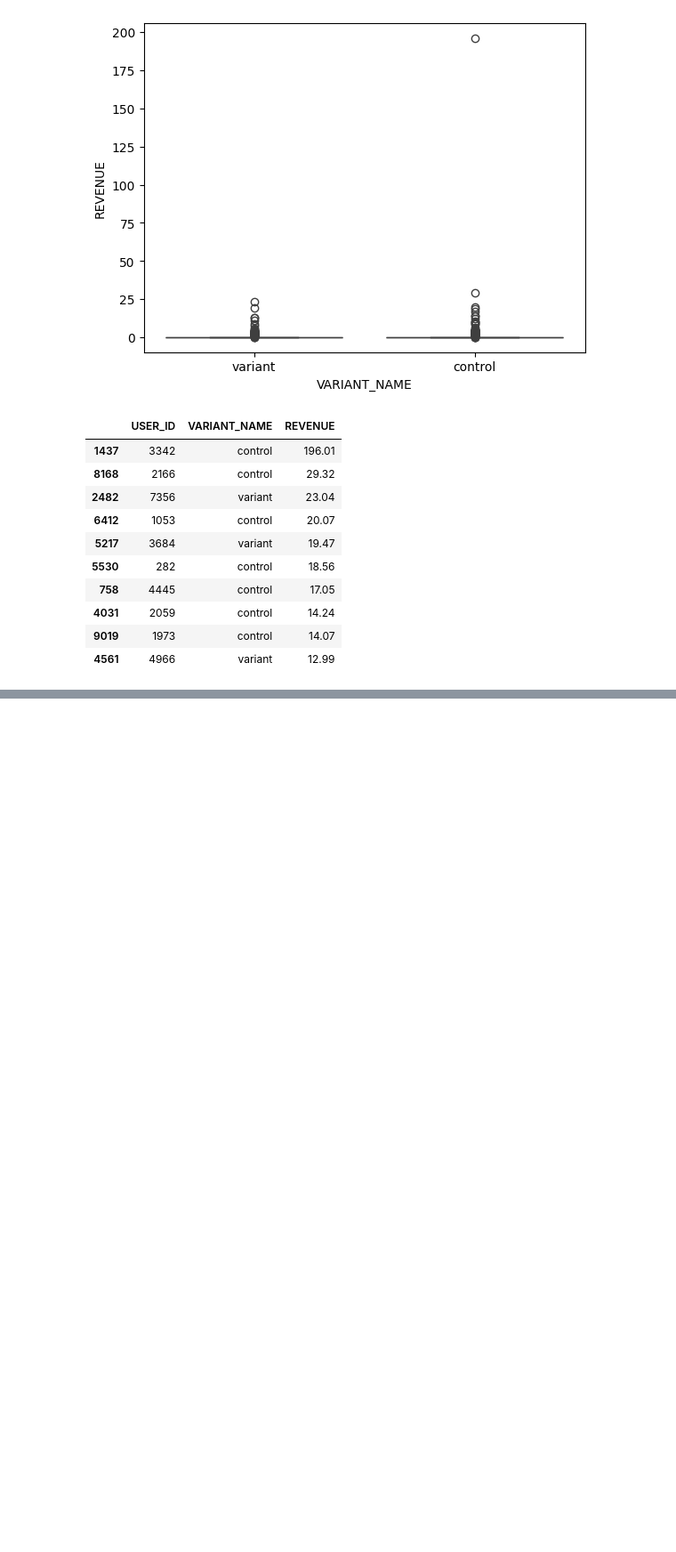
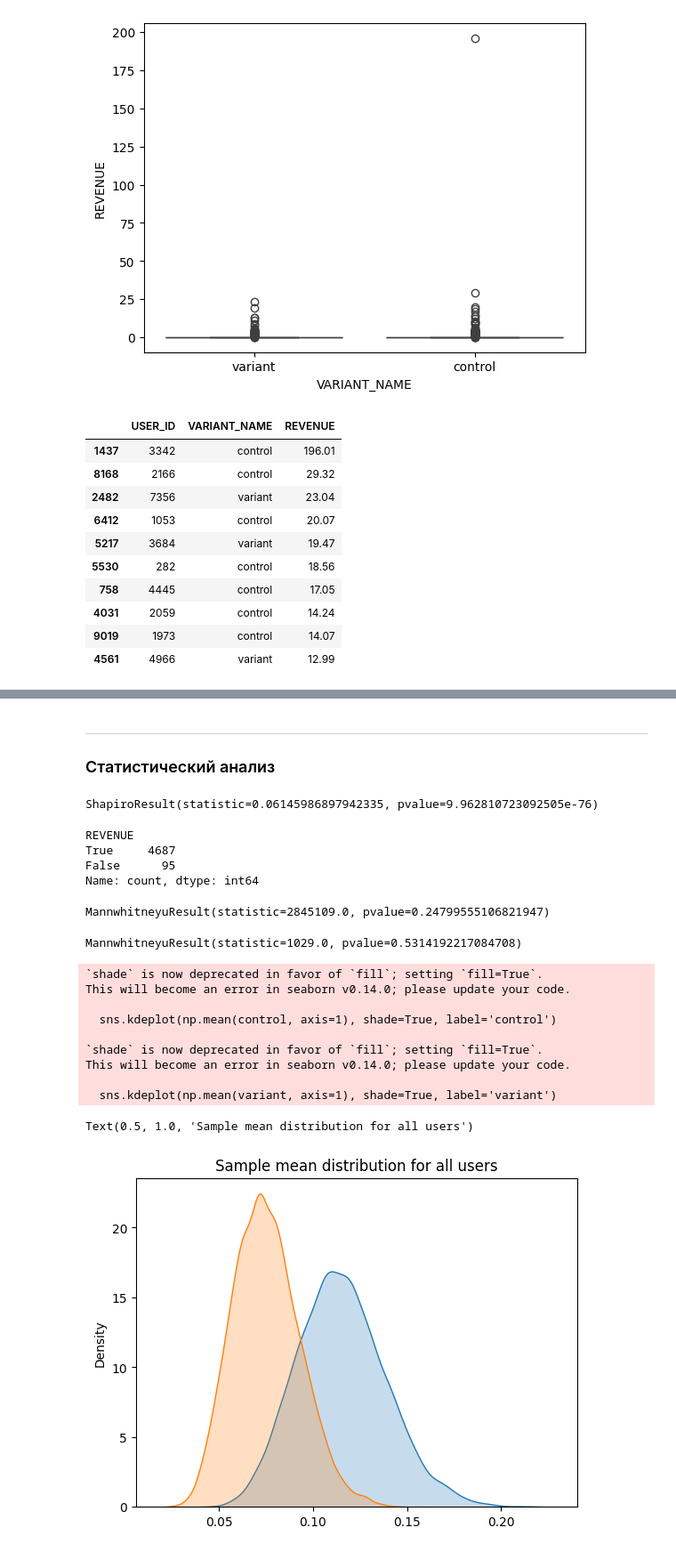
Before and after one commit to daniel-cosmetologist/AB-Test-Data-Analysis, a Jupyter notebook: Statistical Analysis.ipynb, the cells around one changed output, grey strips where cells are left out. Shown: that part at 89% size. Cells and saved outputs as stored; diff of their text form; code cells hidden in the pictures; blank space fills up the shorter version.

```diff
--- a/Statistical Analysis.ipynb
+++ b/Statistical Analysis.ipynb
@@ -108,0 +214,38 @@ df.sort_values(by='REVENUE', ascending=False).iloc[:10]
+# %% [markdown]
+---
+### Статистический анализ
+# %%
+# Checking if the distribution is normal
+shapiro(df.loc[df.VARIANT_NAME == 'variant', 'REVENUE'])
+# %% [output]
+ShapiroResult(statistic=0.06145986897942335, pvalue=9.962810723092505e-76)
+# %%
+# Mann-Whitney test
+(df['REVENUE'] == 0).value_counts()
+# %% [output]
+REVENUE
+True     4687
+False      95
+Name: count, dtype: int64
+# %%
+mannwhitneyu(df.loc[df.VARIANT_NAME == 'variant', 'REVENUE'], df.loc[df.VARIANT_NAME == 'control', 'REVENUE'])
+# %% [output]
+MannwhitneyuResult(statistic=2845109.0, pvalue=0.24799555106821947)
+# %%
+mannwhitneyu(df.loc[(df.VARIANT_NAME == 'variant') & (df.REVENUE > 0), 'REVENUE'],
+             df.loc[(df.VARIANT_NAME == 'control') & (df.REVENUE > 0), 'REVENUE'])
+# %% [output]
+MannwhitneyuResult(statistic=1029.0, pvalue=0.5314192217084708)
+# %%
+# Bootstrap
+def get_bootstrap_samples(data, n_samples=1000):
+    indices = np.random.randint(0, len(data), (n_samples, len(data)))
+    samples = data[indices]
+    return samples
+
+def stat_intervals(stat, alpha=0.05):
+    boundaries = np.percentile(stat, [100 * alpha / 2., 100 * (1 - alpha / 2.)])
+    return boundaries
+# %%
+control = get_bootstrap_samples(df.loc[df.VARIANT_NAME == 'control', 'REVENUE'].values, 10000)
+variant = get_bootstrap_samples(df.loc[df.VARIANT_NAME == 'variant', 'REVENUE'].values, 10000)
@@ -108,0 +255,18 @@ df.sort_values(by='REVENUE', ascending=False).iloc[:10]
+# %%
+f, ax = plt.subplots()
+# plt.figure(figsize=(20,5))
+sns.kdeplot(np.mean(control, axis=1), shade=True, label='control')
+sns.kdeplot(np.mean(variant, axis=1), shade=True, label='variant')
+plt.title('Sample mean distribution for all users')
+# %% [output]
+`shade` is now deprecated in favor of `fill`; setting `fill=True`.
+This will become an error in seaborn v0.14.0; please update your code.
+
+  sns.kdeplot(np.mean(control, axis=1), shade=True, label='control')
+
+`shade` is now deprecated in favor of `fill`; setting `fill=True`.
+This will become an error in seaborn v0.14.0; please update your code.
+
+  sns.kdeplot(np.mean(variant, axis=1), shade=True, label='variant')
+Text(0.5, 1.0, 'Sample mean distribution for all users')
+[figure, added]
```
Also changed, not shown: parts of 15 cells of this notebook.
